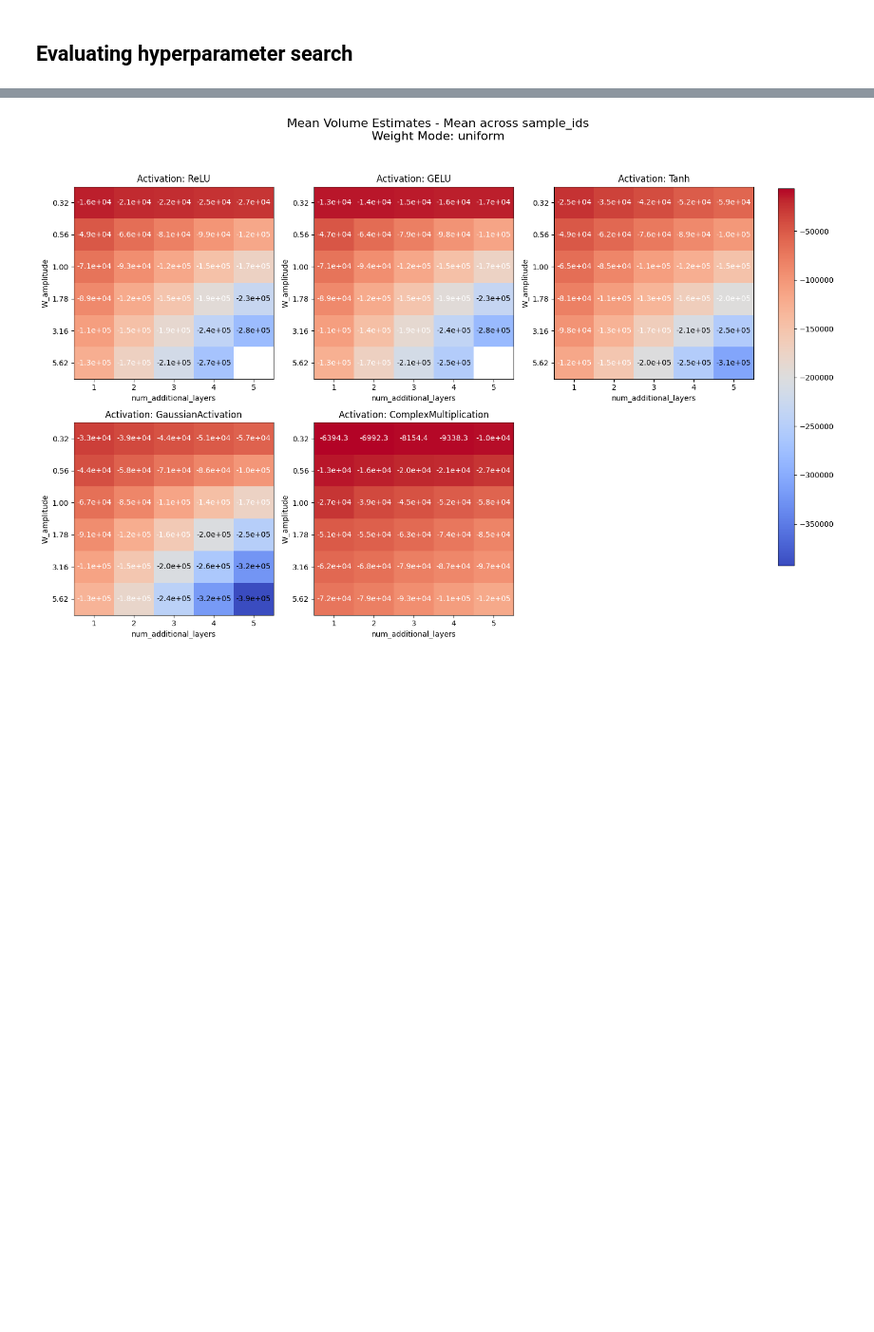
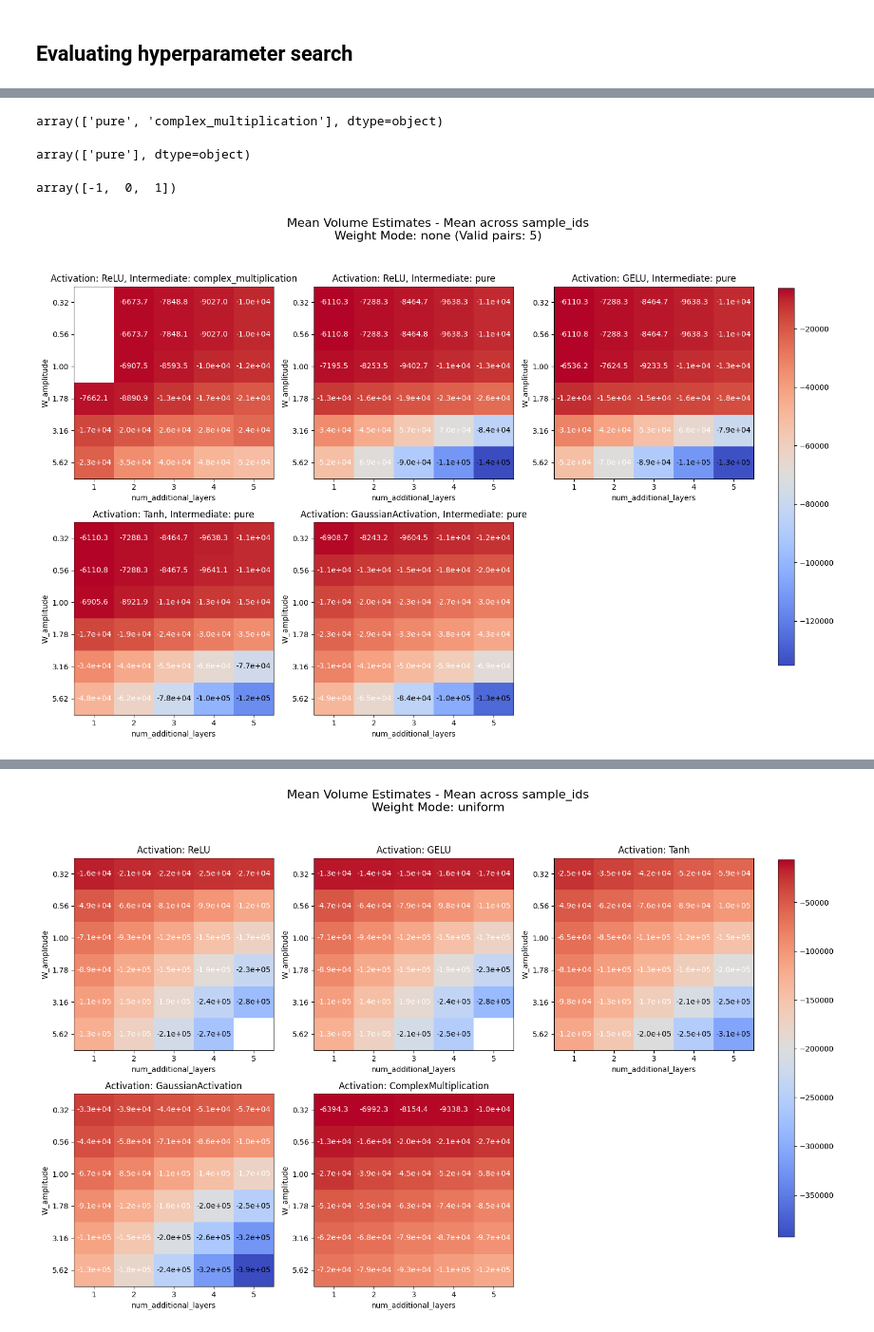
Before and after one commit to EleutherAI/tyche, a Jupyter notebook: notebooks/inductive_bias.ipynb, the cells around one changed output, grey strips where cells are left out. Shown at 95% size. Cells and saved outputs as stored; diff of their text form; code cells hidden in the pictures; blank space fills up the shorter version.

```diff
--- a/notebooks/inductive_bias.ipynb
+++ b/notebooks/inductive_bias.ipynb
@@ -463,0 +178,4 @@ plt.show()
+# %%
+df["intermediate"].unique()
+# %% [output]
+array(['pure', 'complex_multiplication'], dtype=object)
@@ -463,0 +185,23 @@ plt.show()
+# %%
+df_pure["intermediate"].unique()
+# %% [output]
+array(['pure'], dtype=object)
+# %%
+np.arange(-1, 2, 1)
+# %% [output]
+array([-1,  0,  1])
+# %%
+from tyche.inductive_bias_viz import generate_heatmaps
+
+
+figures = generate_heatmaps(
+    df=df,
+    weight_mode="none",
+    stat_type="mean",
+    volume_stat="mean",
+    figsize=(15, 10),
+    cmap="coolwarm",
+)
+#
+# %% [output]
+[figure, added]
```
Also changed, not shown: parts of 21 cells of this notebook, 11 other files.
